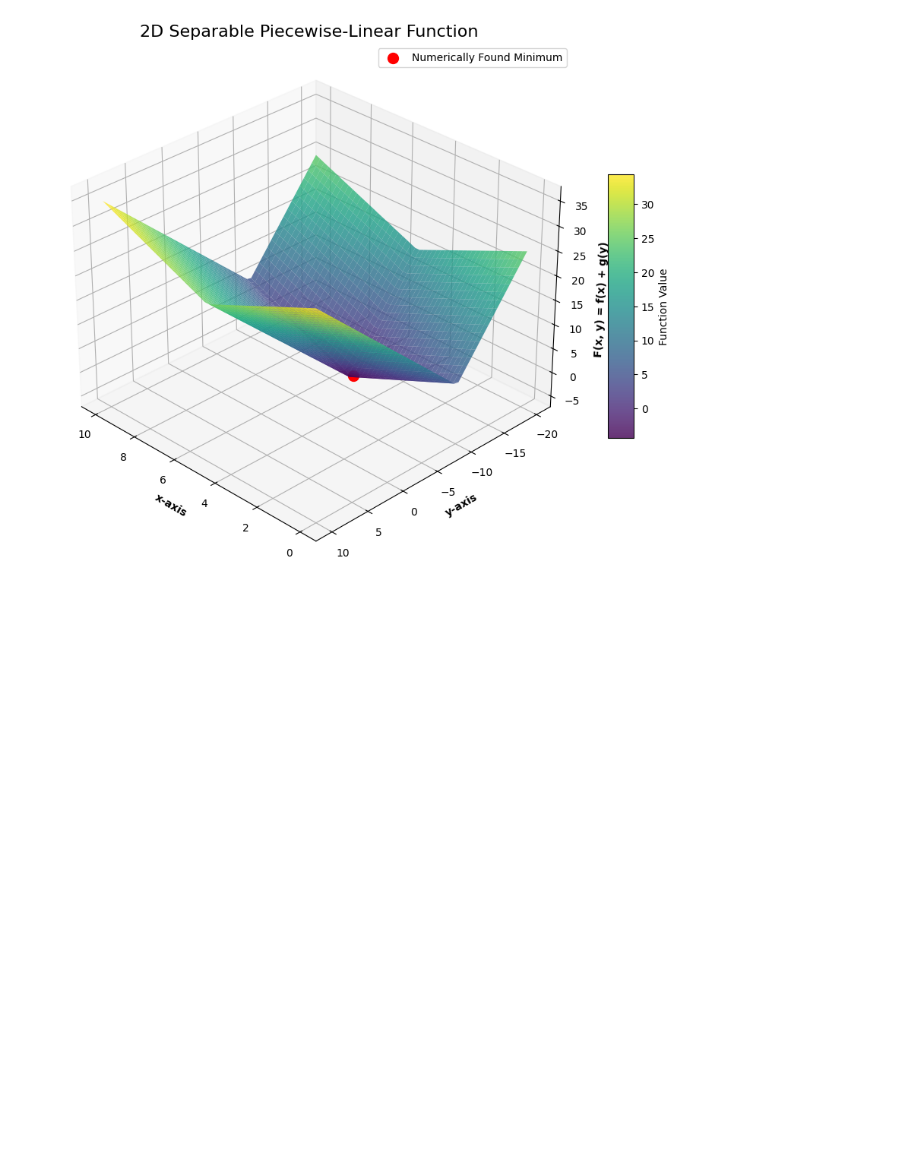
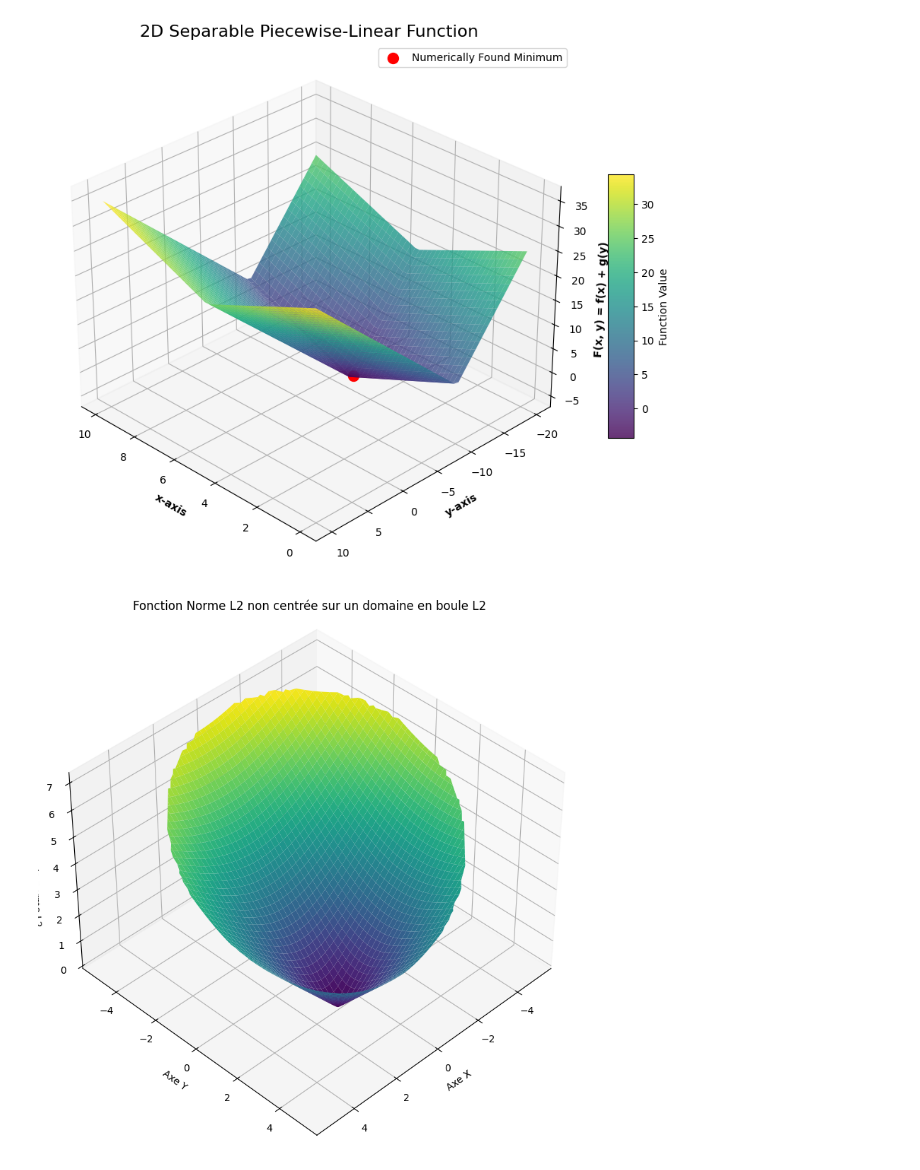
Before and after one commit to thomasdeltort/Robust_Project, a Jupyter notebook: lip_notebooks/Experiences/plot2D.ipynb, the cells around one changed output. Cells and saved outputs as stored; diff of their text form; code cells hidden in the pictures; blank space fills up the shorter version.

Commit message:
Udpdate on plotting results

```diff
--- a/lip_notebooks/Experiences/plot2D.ipynb
+++ b/lip_notebooks/Experiences/plot2D.ipynb
@@ -77,3 +77,54 @@ plt.show()
 Minimum point found at: (x, y) = (4.90, -10.20)
 Minimum function value F(x,y) = -4.39
 [figure]
+# %%
+import numpy as np
+import matplotlib.pyplot as plt
+from mpl_toolkits.mplot3d import Axes3D
+
+# 1. Définir le domaine (boule L2 / disque)
+radius = 5.0
+# Crée des points équidistants pour les axes x et y
+x = np.linspace(-radius, radius, 100)
+y = np.linspace(-radius, radius, 100)
+# Crée une grille de coordonnées (X, Y) à partir des axes
+X, Y = np.meshgrid(x, y)
+
+# 2. Créer un masque pour les points à l'intérieur de la boule L2
+# Ce masque sera utilisé pour n'afficher que le disque
+mask = X**2 + Y**2 > radius**2
+
+# 3. Définir le centre de la fonction norme L2 (non centré à l'origine)
+center_a, center_b = 1.0, 2.0
+
+# 4. Calculer la norme L2 pour chaque point (X, Y) par rapport au centre (a, b)
+# C'est la formule Z = sqrt((X-a)^2 + (Y-b)^2)
+Z = np.sqrt((X - center_a)**2 + (Y - center_b)**2)
+
+# 5. Appliquer le masque pour que le domaine soit bien la boule L2
+# Les points en dehors du disque ne seront pas affichés (valeur NaN)
+Z[mask] = np.nan
+
+# 6. Créer la figure 3D
+fig = plt.figure(figsize=(10, 8))
+ax = fig.add_subplot(111, projection='3d')
+
+# 7. Tracer la surface
+# plot_surface dessine la surface 3D en utilisant les points X, Y, et Z
+surf = ax.plot_surface(X, Y, Z, cmap='viridis', antialiased=True)
+
+# 8. Ajouter des labels et un titre
+ax.set_xlabel('Axe X')
+ax.set_ylabel('Axe Y')
+ax.set_zlabel('Valeur de la norme L2')
+ax.set_title("Fonction Norme L2 non centrée sur un domaine en boule L2")
+ax.view_init(elev=40, azim=45) # Ajuster l'angle de vue
+plt.tight_layout()
+
+# 9. Afficher ou sauvegarder le graphique
+# Dans un script, vous utiliseriez plt.show() pour l'afficher
+# Ici, nous sauvegardons l'image
+plt.savefig("plot_norme_l2_3d.png")
+# plt.show() # Décommentez pour afficher dans une fenêtre interactive
+# %% [output]
+[figure, added]
```
Also changed, not shown: parts of 3 cells of this notebook, 3 other files.
